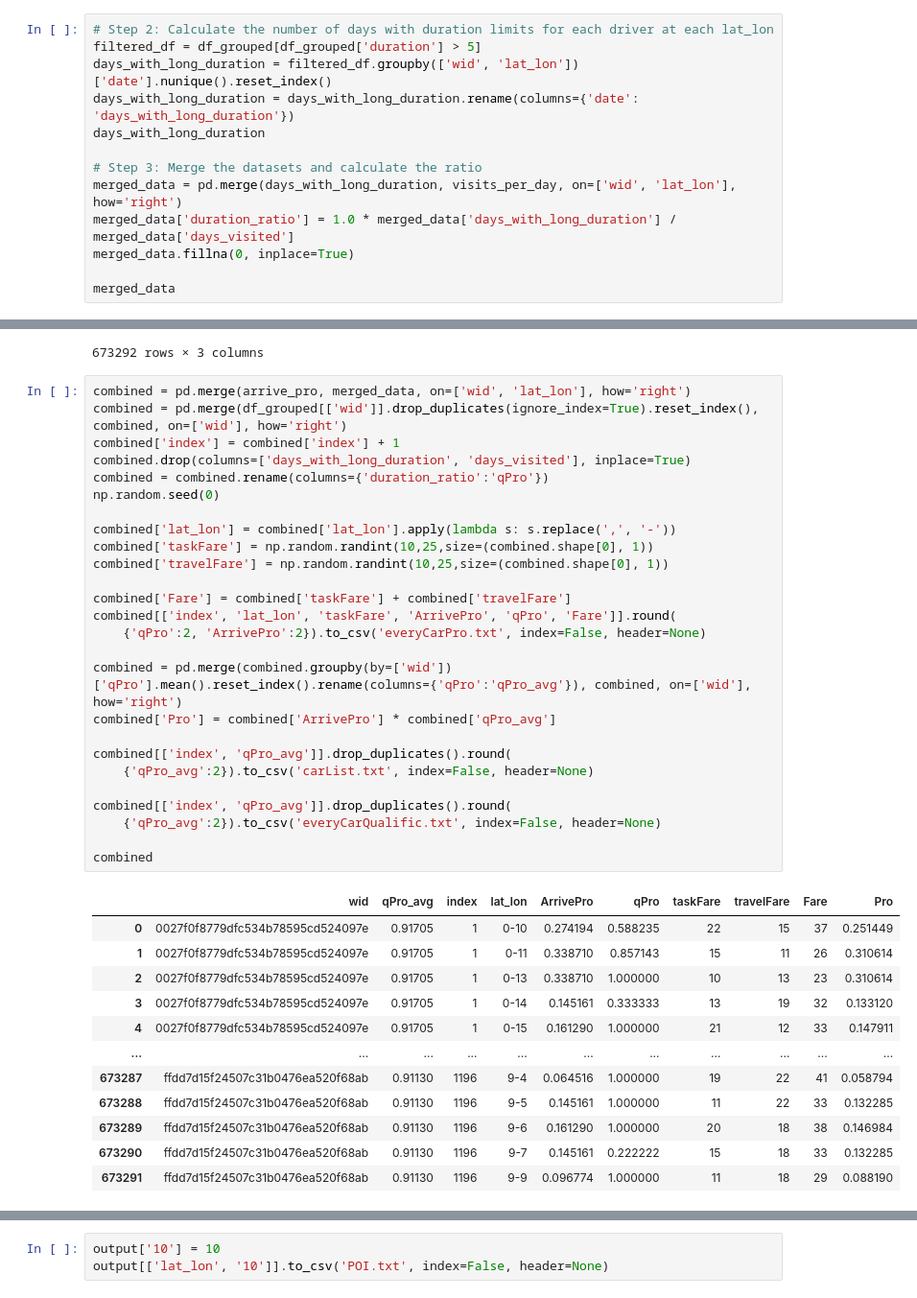
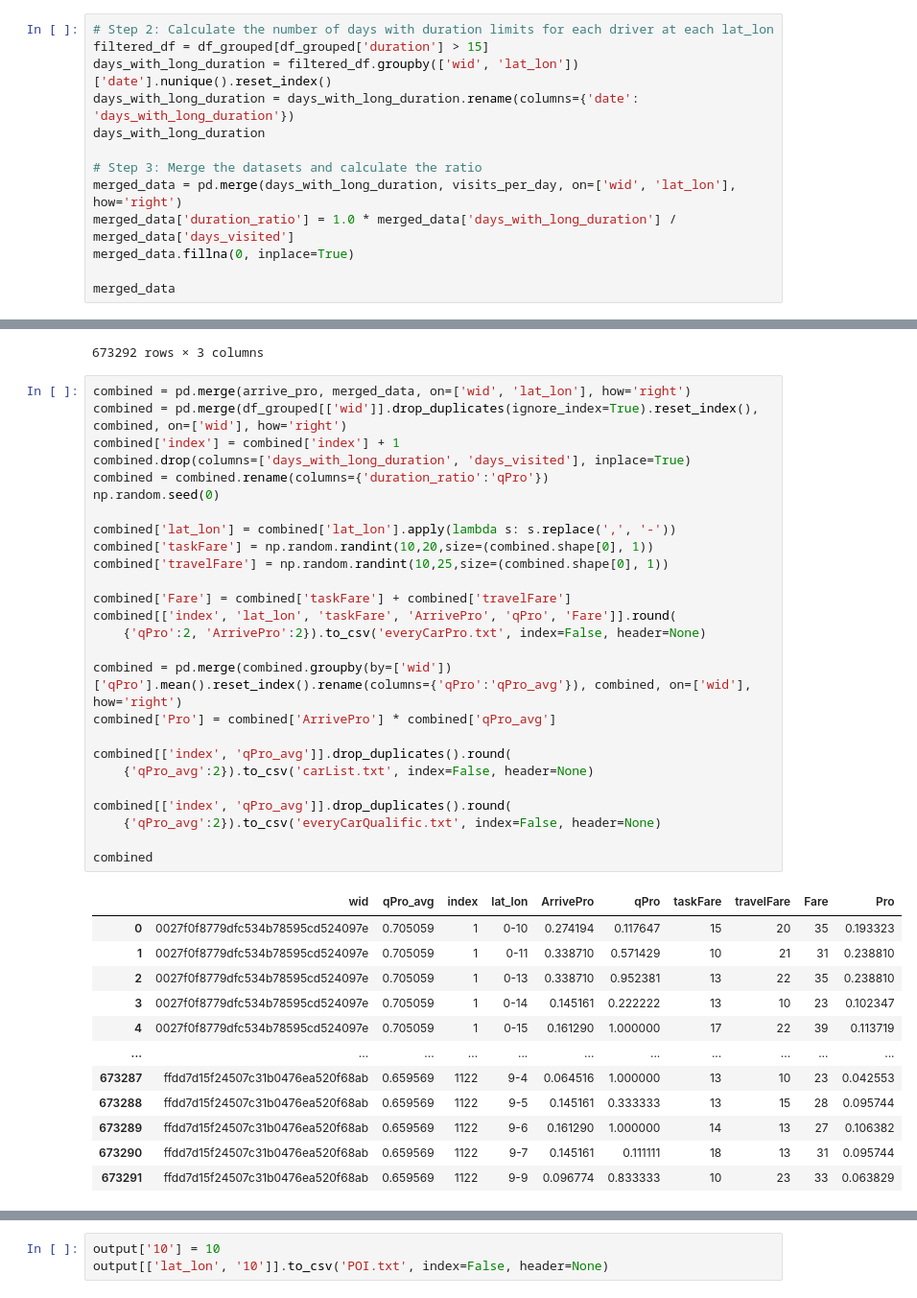
Before and after one commit to DURUII/Gaia-Explorer, a Jupyter notebook: main.ipynb, the cells around one changed output, grey strips where cells are left out. Shown: that part at 96% size. Saved outputs shown, nothing was run; the diff lists cells and outputs as text.

```diff
--- a/main.ipynb
+++ b/main.ipynb
@@ -341,7 +375,7 @@ visits_per_day
 673292 rows × 3 columns
 # %%
 # Step 2: Calculate the number of days with duration limits for each driver at each lat_lon
-filtered_df = df_grouped[df_grouped['duration'] > 5]
+filtered_df = df_grouped[df_grouped['duration'] > 15]
 days_with_long_duration = filtered_df.groupby(['wid', 'lat_lon'])['date'].nunique().reset_index()
 days_with_long_duration = days_with_long_duration.rename(columns={'date': 'days_with_long_duration'})
 days_with_long_duration
@@ -390,42 +424,42 @@ arrive_pro
 # %%
 combined = pd.merge(arrive_pro, merged_data, on=['wid', 'lat_lon'], how='right')
 combined = pd.merge(df_grouped[['wid']].drop_duplicates(ignore_index=True).reset_index(), combined, on=['wid'], how='right')
 combined['index'] = combined['index'] + 1
 combined.drop(columns=['days_with_long_duration', 'days_visited'], inplace=True)
 combined = combined.rename(columns={'duration_ratio':'qPro'})
 np.random.seed(0)
 
 combined['lat_lon'] = combined['lat_lon'].apply(lambda s: s.replace(',', '-'))
-combined['taskFare'] = np.random.randint(10,25,size=(combined.shape[0], 1))
+combined['taskFare'] = np.random.randint(10,20,size=(combined.shape[0], 1))
 combined['travelFare'] = np.random.randint(10,25,size=(combined.shape[0], 1))
 
 combined['Fare'] = combined['taskFare'] + combined['travelFare']
 combined[['index', 'lat_lon', 'taskFare', 'ArrivePro', 'qPro', 'Fare']].round(
     {'qPro':2, 'ArrivePro':2}).to_csv('everyCarPro.txt', index=False, header=None)
 
 combined = pd.merge(combined.groupby(by=['wid'])['qPro'].mean().reset_index().rename(columns={'qPro':'qPro_avg'}), combined, on=['wid'], how='right')
 combined['Pro'] = combined['ArrivePro'] * combined['qPro_avg']
 
 combined[['index', 'qPro_avg']].drop_duplicates().round(
     {'qPro_avg':2}).to_csv('carList.txt', index=False, header=None)
 
 combined[['index', 'qPro_avg']].drop_duplicates().round(
     {'qPro_avg':2}).to_csv('everyCarQualific.txt', index=False, header=None)
 
 combined
 # %% [output]
 |  | wid | qPro_avg | index | lat_lon | ArrivePro | qPro | taskFare | travelFare | Fare | Pro |
-| 0 | 0027f0f8779dfc534b78595cd524097e | 0.91705 | 1 | 0-10 | 0.274194 | 0.588235 | 22 | 15 | 37 | 0.251449 |
-| 1 | 0027f0f8779dfc534b78595cd524097e | 0.91705 | 1 | 0-11 | 0.338710 | 0.857143 | 15 | 11 | 26 | 0.310614 |
-| 2 | 0027f0f8779dfc534b78595cd524097e | 0.91705 | 1 | 0-13 | 0.338710 | 1.000000 | 10 | 13 | 23 | 0.310614 |
-| 3 | 0027f0f8779dfc534b78595cd524097e | 0.91705 | 1 | 0-14 | 0.145161 | 0.333333 | 13 | 19 | 32 | 0.133120 |
-| 4 | 0027f0f8779dfc534b78595cd524097e | 0.91705 | 1 | 0-15 | 0.161290 | 1.000000 | 21 | 12 | 33 | 0.147911 |
+| 0 | 0027f0f8779dfc534b78595cd524097e | 0.705059 | 1 | 0-10 | 0.274194 | 0.117647 | 15 | 20 | 35 | 0.193323 |
+| 1 | 0027f0f8779dfc534b78595cd524097e | 0.705059 | 1 | 0-11 | 0.338710 | 0.571429 | 10 | 21 | 31 | 0.238810 |
+| 2 | 0027f0f8779dfc534b78595cd524097e | 0.705059 | 1 | 0-13 | 0.338710 | 0.952381 | 13 | 22 | 35 | 0.238810 |
+| 3 | 0027f0f8779dfc534b78595cd524097e | 0.705059 | 1 | 0-14 | 0.145161 | 0.222222 | 13 | 10 | 23 | 0.102347 |
+| 4 | 0027f0f8779dfc534b78595cd524097e | 0.705059 | 1 | 0-15 | 0.161290 | 1.000000 | 17 | 22 | 39 | 0.113719 |
 | ... | ... | ... | ... | ... | ... | ... | ... | ... | ... | ... |
-| 673287 | ffdd7d15f24507c31b0476ea520f68ab | 0.91130 | 1196 | 9-4 | 0.064516 | 1.000000 | 19 | 22 | 41 | 0.058794 |
-| 673288 | ffdd7d15f24507c31b0476ea520f68ab | 0.91130 | 1196 | 9-5 | 0.145161 | 1.000000 | 11 | 22 | 33 | 0.132285 |
-| 673289 | ffdd7d15f24507c31b0476ea520f68ab | 0.91130 | 1196 | 9-6 | 0.161290 | 1.000000 | 20 | 18 | 38 | 0.146984 |
-| 673290 | ffdd7d15f24507c31b0476ea520f68ab | 0.91130 | 1196 | 9-7 | 0.145161 | 0.222222 | 15 | 18 | 33 | 0.132285 |
-| 673291 | ffdd7d15f24507c31b0476ea520f68ab | 0.91130 | 1196 | 9-9 | 0.096774 | 1.000000 | 11 | 18 | 29 | 0.088190 |
+| 673287 | ffdd7d15f24507c31b0476ea520f68ab | 0.659569 | 1122 | 9-4 | 0.064516 | 1.000000 | 13 | 10 | 23 | 0.042553 |
+| 673288 | ffdd7d15f24507c31b0476ea520f68ab | 0.659569 | 1122 | 9-5 | 0.145161 | 0.333333 | 13 | 15 | 28 | 0.095744 |
+| 673289 | ffdd7d15f24507c31b0476ea520f68ab | 0.659569 | 1122 | 9-6 | 0.161290 | 1.000000 | 14 | 13 | 27 | 0.106382 |
+| 673290 | ffdd7d15f24507c31b0476ea520f68ab | 0.659569 | 1122 | 9-7 | 0.145161 | 0.111111 | 18 | 13 | 31 | 0.095744 |
+| 673291 | ffdd7d15f24507c31b0476ea520f68ab | 0.659569 | 1122 | 9-9 | 0.096774 | 0.833333 | 10 | 23 | 33 | 0.063829 |
 673292 rows × 10 columns
 # %%
 output = combined[['index', 'lat_lon', 'taskFare', 'Pro', 'qPro_avg', 'Fare', 'ArrivePro']]
```
Also changed, not shown: parts of 12 cells of this notebook.
